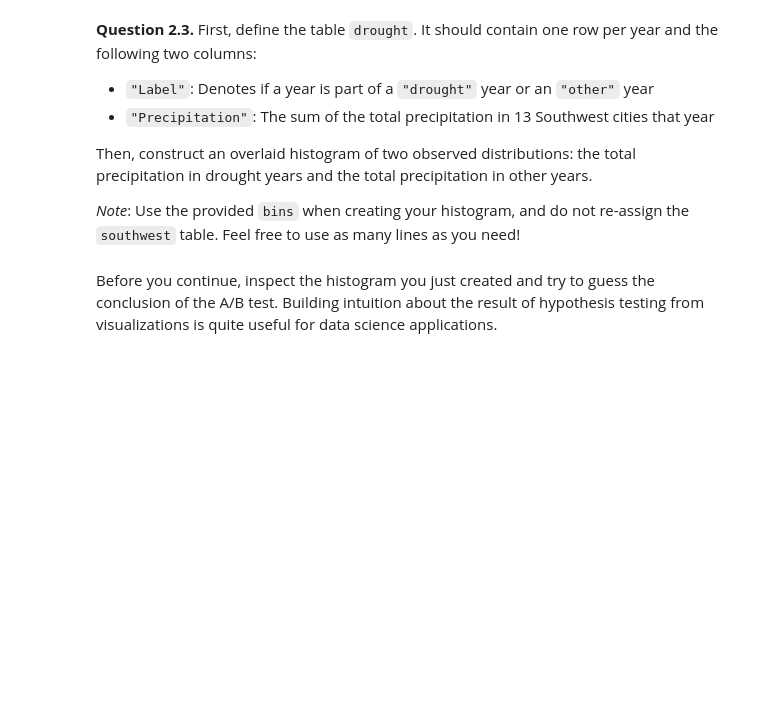
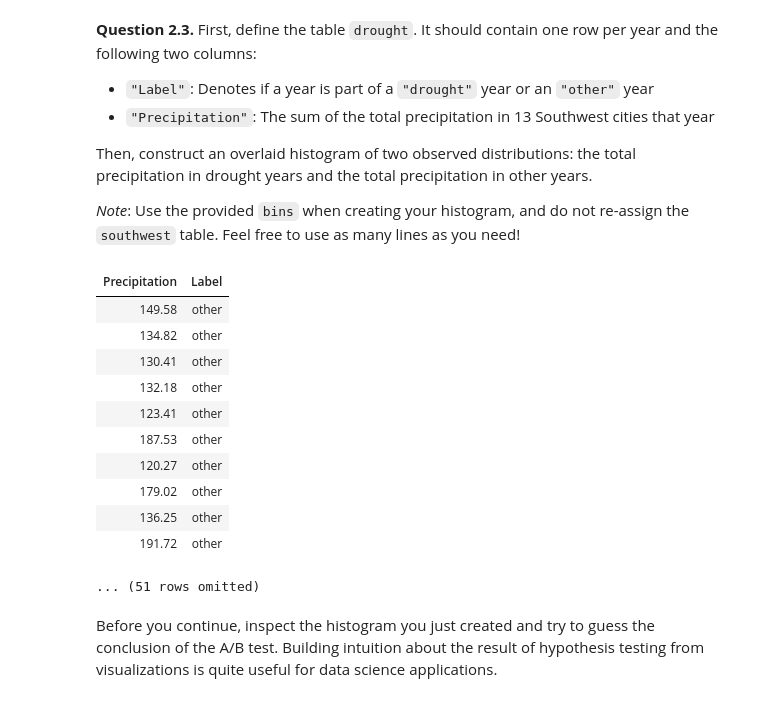
Before and after one commit to shatha-alhazbi/gaza-through-data, a Jupyter notebook: Part A/project.ipynb, the cells around one changed output. Drawn from its saved outputs; the diff is of its cells as text; code cells hidden in the pictures; blank space fills up the shorter version.

```diff
--- a/Part A/project.ipynb
+++ b/Part A/project.ipynb
@@ -462,8 +488,21 @@ Then, construct an overlaid histogram of two observed distributions: the total p
 *Note*: Use the provided `bins` when creating your histogram, and do not re-assign the `southwest` table. Feel free to use as many lines as you need!
 # %%
 bins = np.arange(85, 215+1, 13)
-drought = ...
-...
+drought = totals.with_column('Label', totals.apply(drought_label, 'Year')).drop(0)
+drought
+# %% [output]
+| Precipitation | Label |
+| 149.58 | other |
+| 134.82 | other |
+| 130.41 | other |
+| 132.18 | other |
+| 123.41 | other |
+| 187.53 | other |
+| 120.27 | other |
+| 179.02 | other |
+| 136.25 | other |
+| 191.72 | other |
+... (51 rows omitted)
 # %% [markdown]
 <!-- END QUESTION -->
 
```
Also changed, not shown: parts of 17 cells of this notebook, 2 other files.
